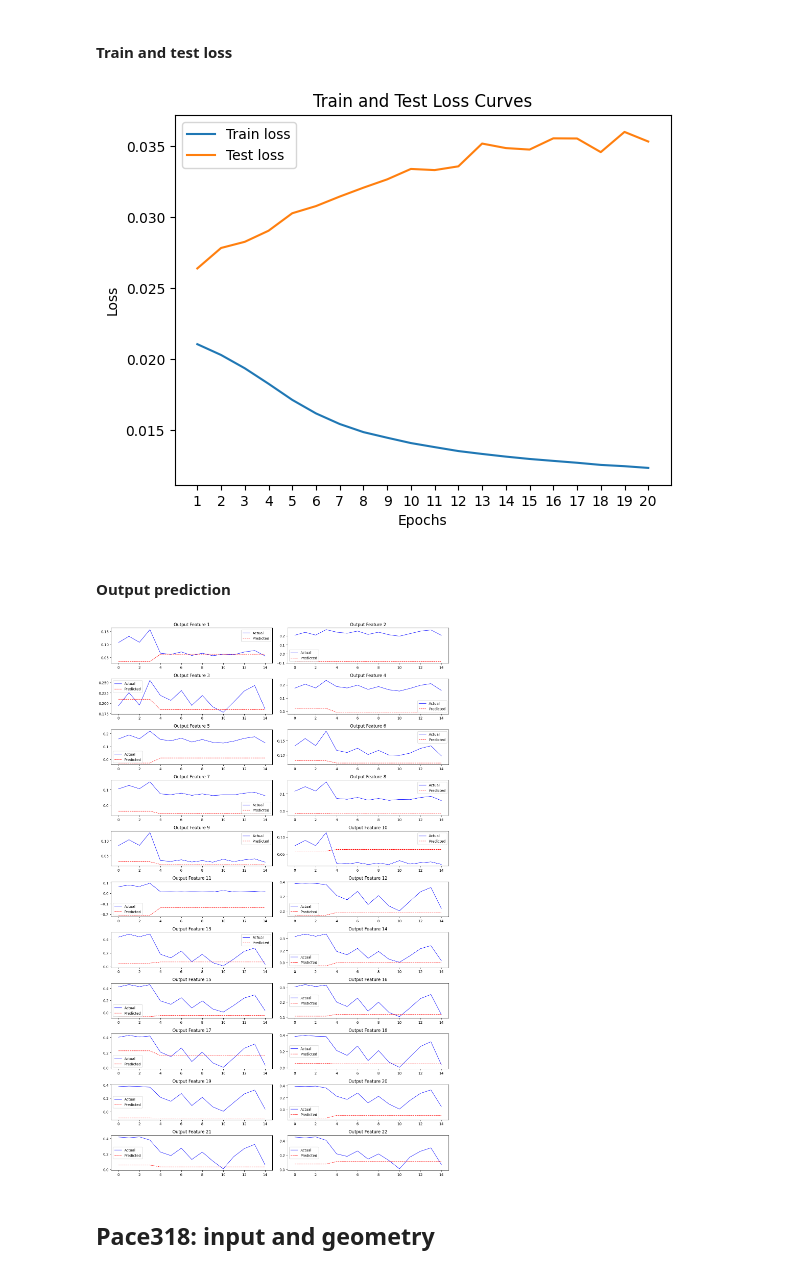
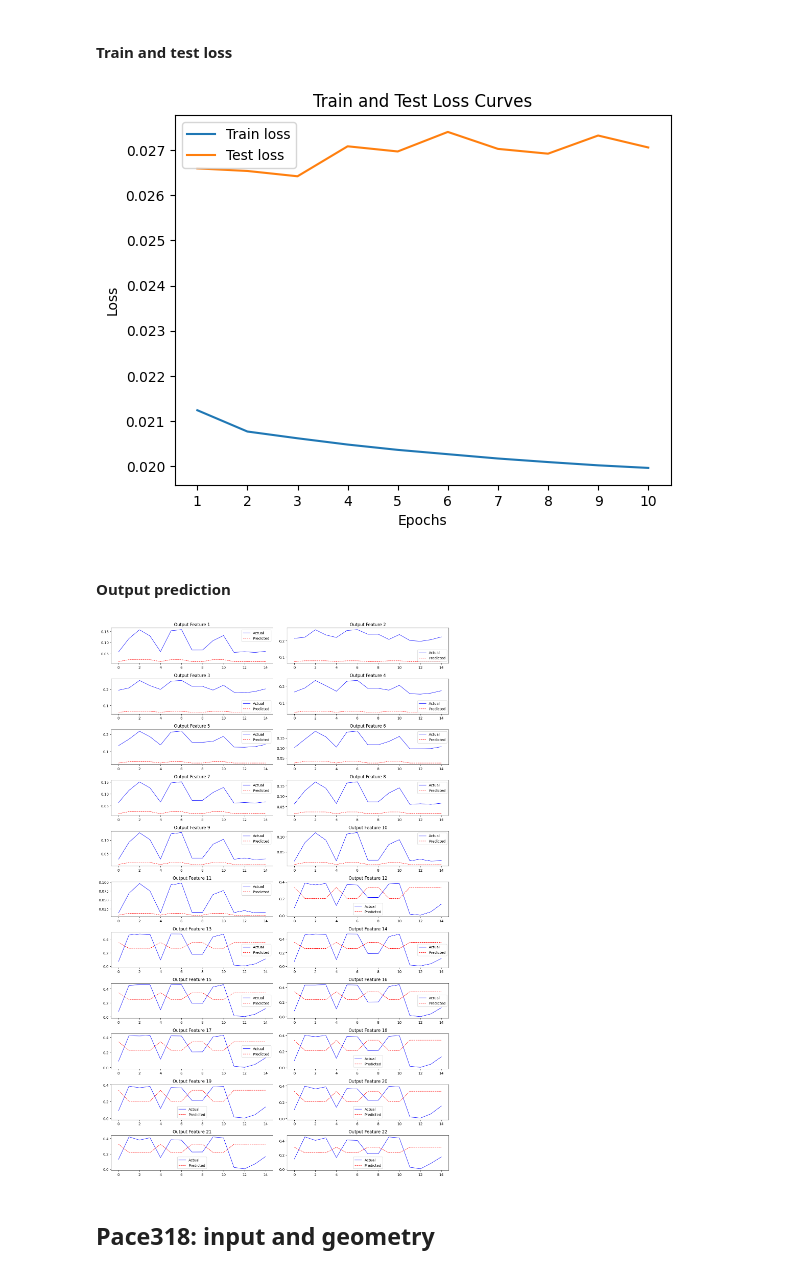
Before and after one commit to SunzidHassan/Research, a Jupyter notebook: 23-24_Automatic-Control-Lab/Projects/24_Aerosol/24_aerosol.ipynb, the cells around one changed output. Drawn from its saved outputs; the diff is of its cells as text; code cells hidden in the pictures.

Commit message:
24_aerosol_linTrain

```diff
--- a/23-24_Automatic-Control-Lab/Projects/24_Aerosol/24_aerosol.ipynb
+++ b/23-24_Automatic-Control-Lab/Projects/24_Aerosol/24_aerosol.ipynb
@@ -198,7 +198,7 @@ criterion = nn.MSELoss()  # Mean Squared Error for regression
 optimizer = optim.Adam(model_io_v1.parameters(), lr=0.001)  # Adam optimizer
 
 # Training loop
-num_epochs = 20  # Number of training epochs
+num_epochs = 10  # Number of training epochs
 
 epoch_count = []
 train_loss_values = []
@@ -284,7 +294,7 @@ plt.xticks(ticks=epoch_count)
 
 plt.show()
 # %% [output]
-[figure, old version]
+[figure, new version]
 # %% [markdown]
 #### Output prediction
 # %%
@@ -305,9 +315,9 @@ sample_predictions = []
 # Set model to evaluation mode
 model_io_v1.eval()
 with torch.inference_mode():  # Disable gradients for evaluation
-    for geometry, inputs, targets in test_dataloader:
+    for inputs, targets in test_dataloader:
         # Define batch size
-        batch_size = geometry.shape[0]
+        batch_size = inputs.shape[0]
 
         # Determine how many samples to take from this batch
         remaining_samples = sample_size - len(sample_actuals)
@@ -317,7 +327,6 @@ with torch.inference_mode():  # Disable gradients for evaluation
         indices = np.random.choice(batch_size, num_samples, replace=False)
 
         # Select only the subset of data and move to the device
-        geometry_subset = geometry[indices].to(device)
         inputs_subset = inputs[indices].to(device)
         targets_subset = targets[indices].to(device)
 
@@ -327,34 +336,34 @@ with torch.inference_mode():  # Disable gradients for evaluation
         # Collect predictions and actuals to CPU
         sample_actuals.append(targets_subset.cpu())
         sample_predictions.append(predictions.cpu())
 
         # Stop if we've collected enough samples
         if len(sample_actuals) >= sample_size:
             break
 
 # Concatenate samples and convert to numpy arrays for plotting
 sample_actuals = torch.cat(sample_actuals, dim=0).numpy()
 sample_predictions = torch.cat(sample_predictions, dim=0).numpy()
 
 # Plot actual vs predicted output for each feature in the output vector
 num_outputs = output_size  # This is 22 as per your data shape
 fig, axes = plt.subplots(num_outputs // 2, 2, figsize=(14, 2 * (num_outputs // 2)))
 axes = axes.flatten()
 
 # Adjust the x-axis range to match the sample size
 x_range = range(sample_size)  # Should be 0 to 4 for a sample size of 5
 
 for i in range(num_outputs):
     # Plot the actual and predicted values for the sample on the correct x-axis range
     axes[i].plot(x_range, sample_actuals[:sample_size, i], label='Actual', color='blue', linewidth=1)
     axes[i].plot(x_range, sample_predictions[:sample_size, i], label='Predicted', color='red', linestyle='dashed', linewidth=1)
     axes[i].set_title(f'Output Feature {i+1}')
     axes[i].legend()
 
 plt.tight_layout()
 plt.show()
 # %% [output]
-[figure, old version]
+[figure, new version]
 # %% [markdown]
 ## Pace318: input and geometry
 # %% [markdown]
```
Also changed, not shown: parts of 1 cell of this notebook, 4 other files.
